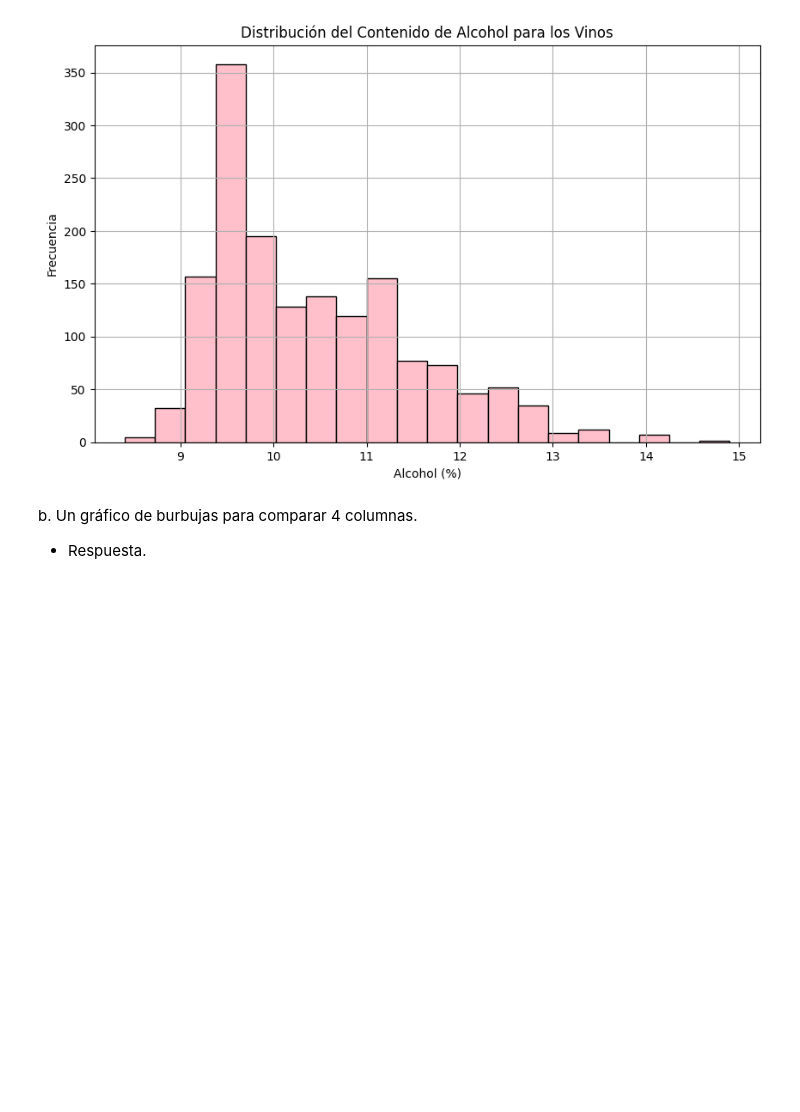
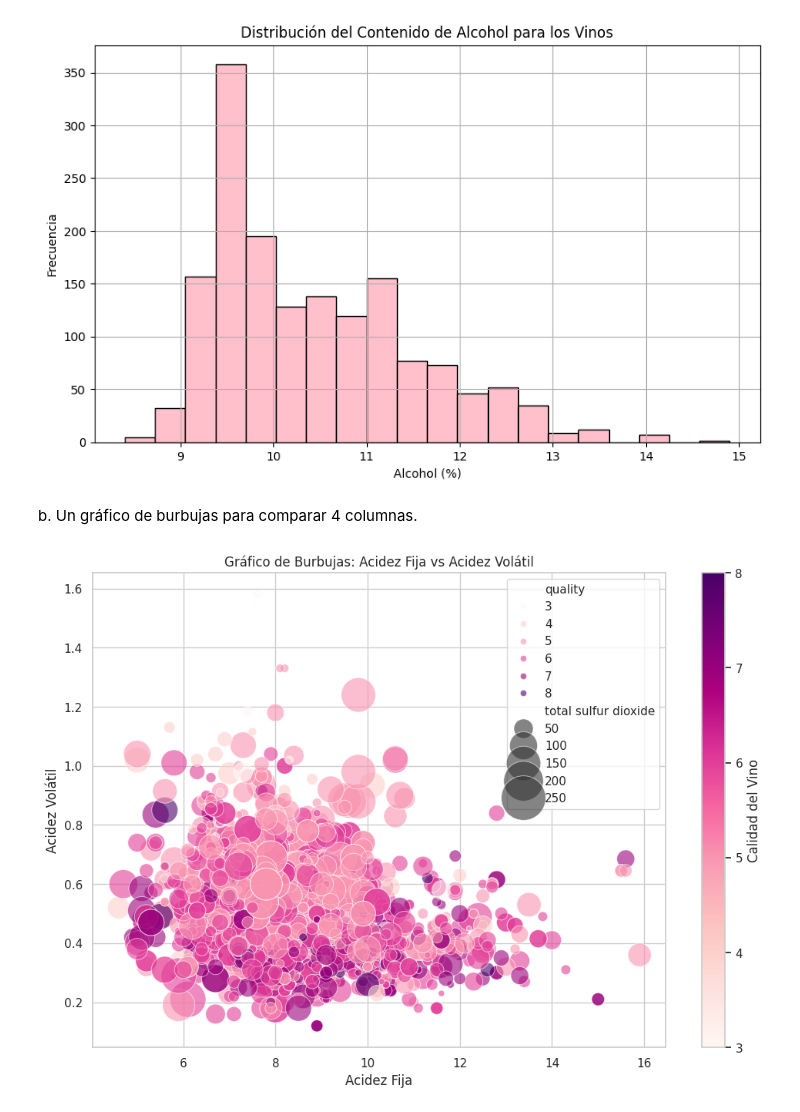
Before and after one commit to Carolinsrainbow/UC_VisualizacionDeDatos, a Jupyter notebook: VDD_|_Trabajo_final_Carolina_Herrera_Azolas.ipynb, the cells around one changed output. Cells and saved outputs as stored; diff of their text form; code cells hidden in the pictures; blank space fills up the shorter version.

```diff
--- a/VDD_|_Trabajo_final_Carolina_Herrera_Azolas.ipynb
+++ b/VDD_|_Trabajo_final_Carolina_Herrera_Azolas.ipynb
@@ -87,4 +87,25 @@ plt.show()
 [figure]
 # %% [markdown]
 b.	Un gráfico de burbujas para comparar 4 columnas.
-- Respuesta.
+# %%
+sns.set(style="whitegrid")
+palette = sns.color_palette("RdPu", as_cmap=True)
+
+plt.figure(figsize=(12, 8))
+scatter = sns.scatterplot(data=wine_data, x='fixed acidity', y='volatile acidity',
+                          size='total sulfur dioxide', sizes=(20, 2000),
+                          hue='quality', palette='RdPu', legend='brief', alpha=0.6)
+
+
+norm = plt.Normalize(wine_data['quality'].min(), wine_data['quality'].max())
+sm = plt.cm.ScalarMappable(cmap="RdPu", norm=norm)
+sm.set_array([])
+plt.colorbar(sm, label='Calidad del Vino')
+
+plt.title('Gráfico de Burbujas: Acidez Fija vs Acidez Volátil')
+plt.xlabel('Acidez Fija')
+plt.ylabel('Acidez Volátil')
+plt.grid(True)
+plt.show()
+# %% [output]
+[figure, added]
```
Also changed, not shown: parts of 9 cells of this notebook.
